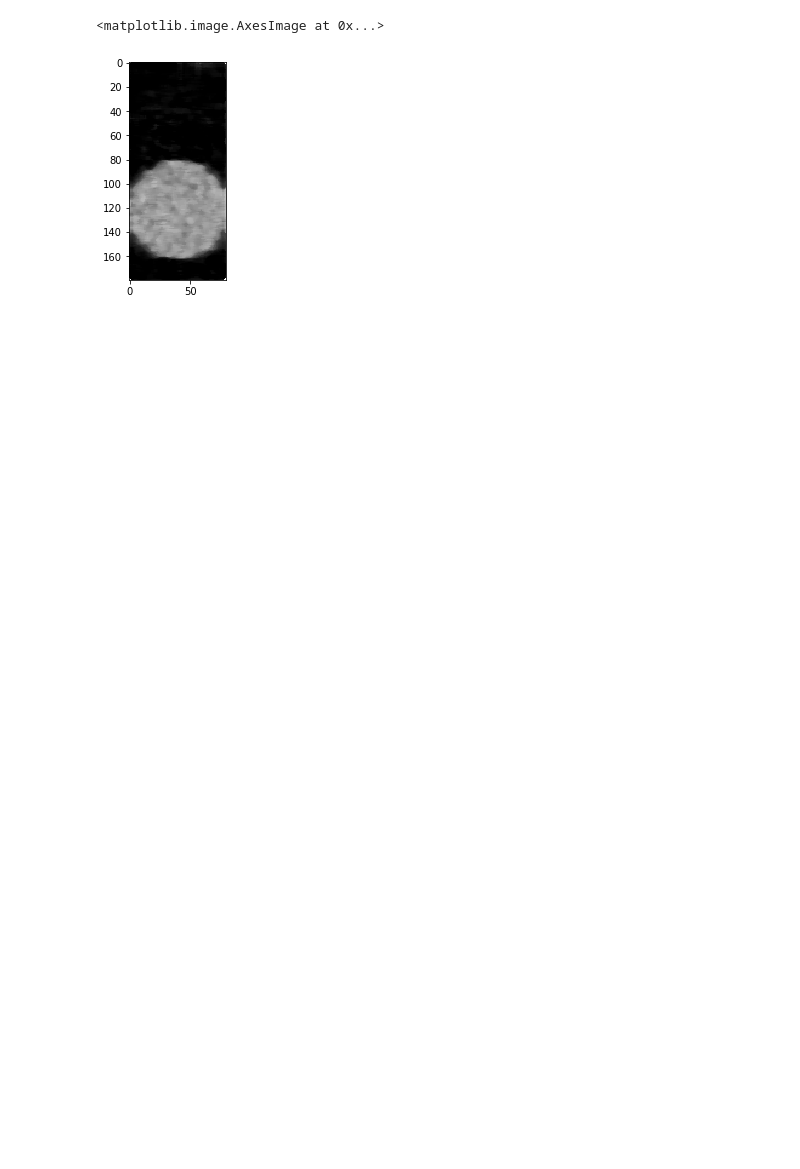
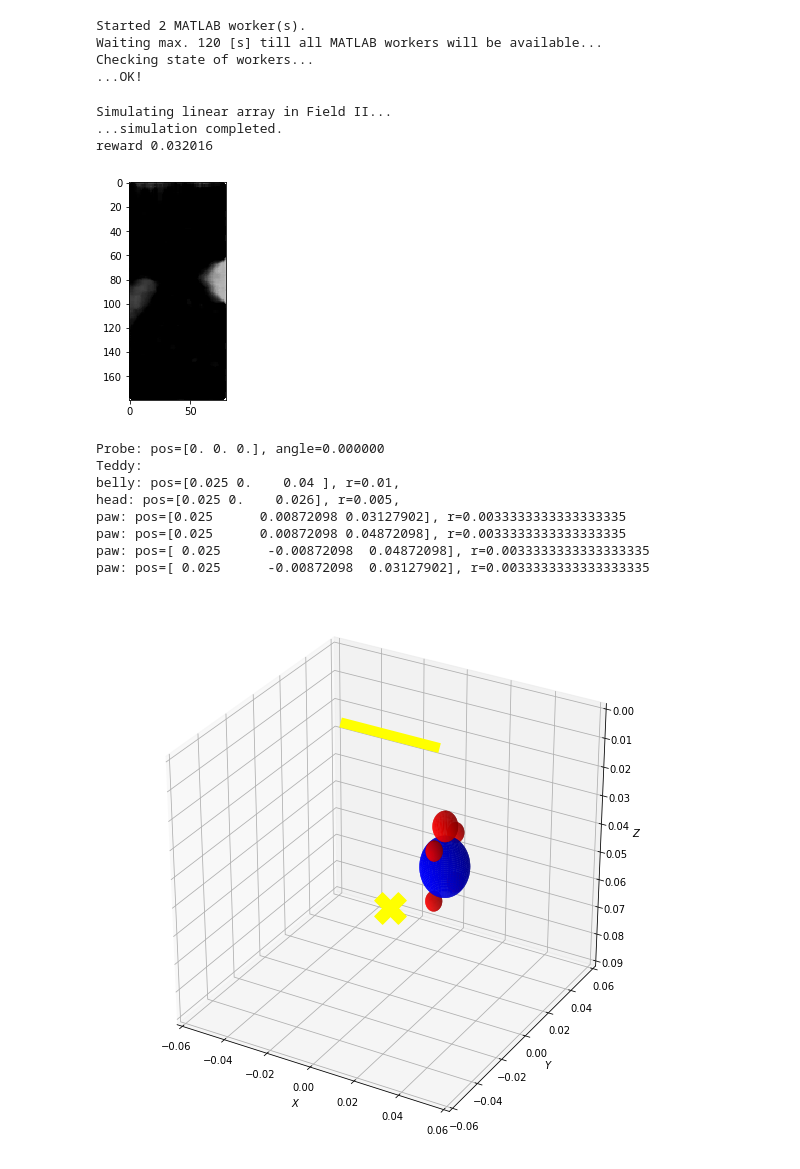
Before and after one commit to pjarosik/rlus, a Jupyter notebook: envs/env_prototype.ipynb, the cells around one changed output. Drawn from its saved outputs; the diff is of its cells as text; code cells hidden in the pictures; blank space fills up the shorter version.

Commit message:
Implemented static phantom env.

```diff
--- a/envs/env_prototype.ipynb
+++ b/envs/env_prototype.ipynb
@@ -103,34 +11,20 @@ Simulating linear array in Field II...
-# %%
-imaging = Imaging(
-    c=1540,
-    fs=100e6,
-    image_width=40/1000,
-    image_grid=(40/1000, 90/1000),
-    grid_step=0.5/1000,
-    no_lines=64,
-    median_filter_size=5,
-    dr_threshold=-100
-)
-img = imaging.create_bmode(rf_array)
-plt.imshow(img, cmap='gray')
-# %% [output]
-<matplotlib.image.AxesImage at 0x...>
-[figure, removed]
 # %%
-probe = Probe(
-    pos=np.array([0,0,0]), # [x, y, z]
+# Definicja srodowiska.
+probe = phantom_env.Probe(
+    pos=np.array([0, 0, 0]), # [x, y, z]
     angle=0,
     width=40/1000,
     height=10/1000,
     focal_depth=60/1000
 )
-phantom = Phantom(
+phantom = phantom_env.Phantom(
     objects=[
-        Teddy(
-            belly_pos=np.array([0,0,60/1000]), # pozycja brzuszka
-            scale=10/1000,                     # promien brzuszka
-            dist_ahead=.9                      # odlegosc glowy od brzuszka
-            ),
+        phantom_env.Teddy(
+            belly_pos=np.array([25/1000, 0, 40/1000]), # pozycja brzuszka
+            scale=10/1000,                           # promien brzuszka
+            dist_ahead=.9                            # odlegosc glowy od brzuszka
+            )
+            .rotate_xy(angle=90),
     ],
     x_border=(-60/1000, 60/1000), # szerokosc fantomu OX
     y_border=(-60/1000, 60/1000), # szerokosc fantomu OY
@@ -139,7 +33,7 @@ phantom = Phantom(
     n_bck_scatterers=int(2e3)     # zredukowana liczba rozpraszaczy tla (poza obszarem obiektow 'objects')
 )
 
-imaging = Imaging(
+imaging = phantom_env.Imaging(
     c=1540,
     fs=100e6,
     image_width=40/1000,
@@ -150,5 +44,44 @@ imaging = Imaging(
     dr_threshold=-100
 )
 
-env = UsPhantomEnv(phantom=phantom, probe=probe, imaging=imaging)
+env = phantom_env.UsPhantomEnv(
+    imaging=imaging,
+    env_generator=phantom_env.const_env_generator(phantom, probe),
+    no_workers=2)
+# %% [output]
+Started 2 MATLAB worker(s).
+Waiting max. 120 [s] till all MATLAB workers will be available...
+Checking state of workers...
+...OK!
+# %%
+# same zera - nie podejmujemy akcji
+# AKCJA:
+# [x, z, theta]:
+# - x: {-1: przesun w lewo o 10 mm, 1: przesun w prawo o 10mm, 0 nie przesuwaj}
+# - z: {-1: przesun w gore focal o 10 mm, 1: przesun w dol focal o 10mm, 0 nie przesuwaj}
+# - theta: {-1: obrot clockwise o 10 stopni, 1: obrot counter-clockwise o 10 stopni, 0 nie obracaj}
+ob, reward, episode_over, _ = env.step(action=[0, 0, 0])
+print("reward %f" % reward)
+plt.imshow(ob, cmap='gray')
+plt.show()
+
+fig = plt.figure()
+fig.set_size_inches(10, 10)
+ax = fig.add_subplot(111, projection='3d')
+env.render_pyplot(ax)
+print(env.to_string())
+# %% [output]
+Simulating linear array in Field II...
+...simulation completed.
+reward 0.032016
+[figure, added]
+Probe: pos=[0. 0. 0.], angle=0.000000
+Teddy:
+belly: pos=[0.025 0.    0.04 ], r=0.01,
+head: pos=[0.025 0.    0.026], r=0.005,
+paw: pos=[0.025      0.00872098 0.03127902], r=0.0033333333333333335
+paw: pos=[0.025      0.00872098 0.04872098], r=0.0033333333333333335
+paw: pos=[ 0.025      -0.00872098  0.04872098], r=0.0033333333333333335
+paw: pos=[ 0.025      -0.00872098  0.03127902], r=0.0033333333333333335
+[figure, added]
 # %%
```
Also changed, not shown: parts of 18 cells of this notebook, 3 other files.
